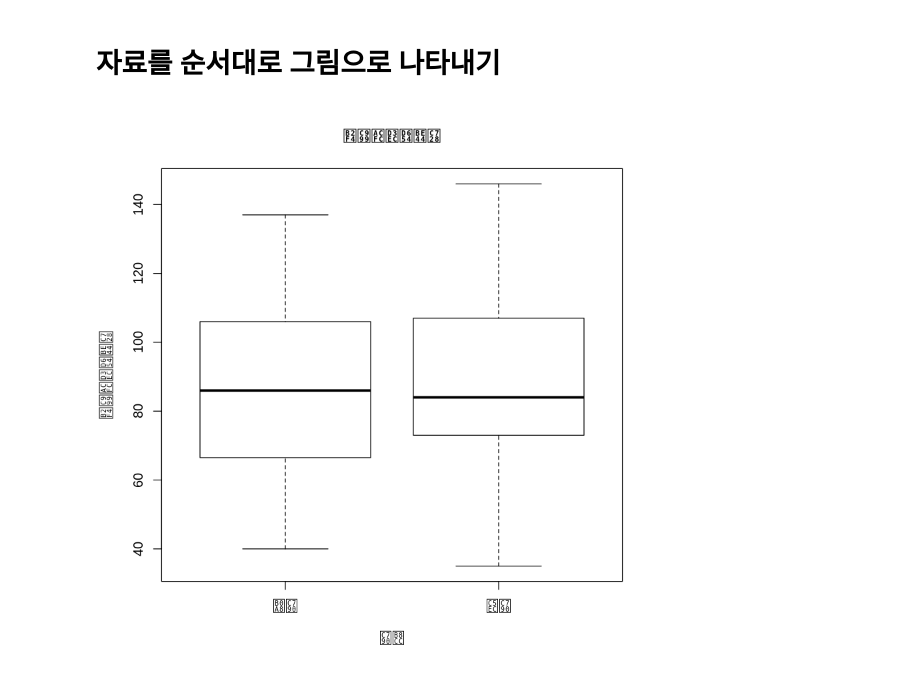
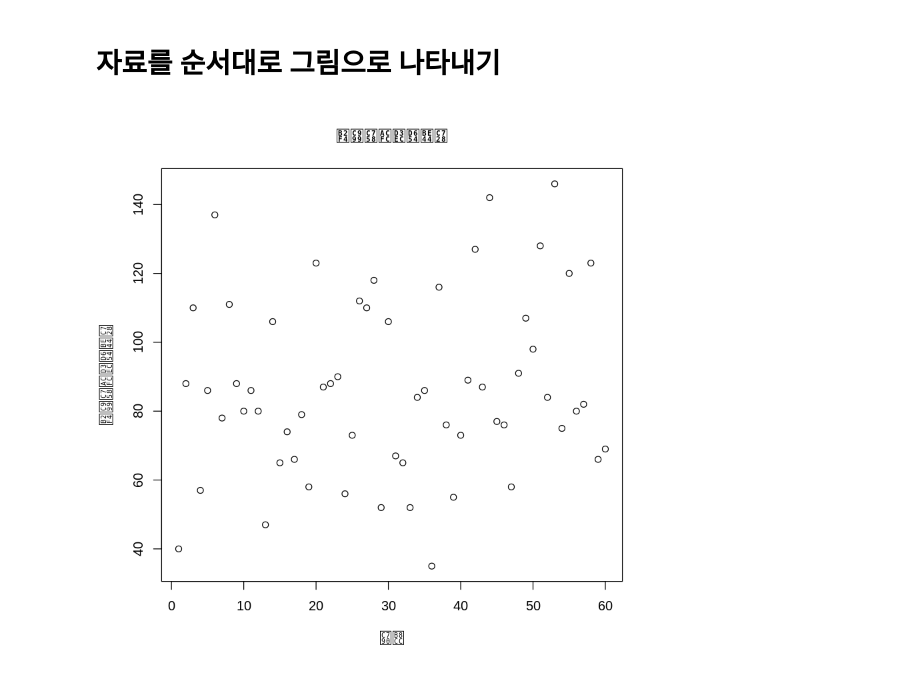
Before and after one commit to archmagece/archmagece-univ, a Jupyter notebook: stat1.ipynb, the cells around one changed output. Cells and saved outputs as stored; diff of their text form; code cells hidden in the pictures.

```diff
--- a/stat1.ipynb
+++ b/stat1.ipynb
@@ -28,6 +36,7 @@ attach(담즙과포화비율자료)
 # %% [markdown]
 # 자료를 순서대로 그림으로 나타내기
 # %%
-plot(담즙과포화비율자료, type="p", xlab="자료", ylab="담즙과포화비율",main="담즙과포화비율")
+plot(담즙의과포화비율, type="p", xlab="자료", ylab="담즙의과포화비율",main="담즙의과포화비율")
+par(new=T)
 # %% [output]
-[figure, old version]
+[figure, new version]
```
Also changed, not shown: parts of 31 cells of this notebook, 7 other files.
